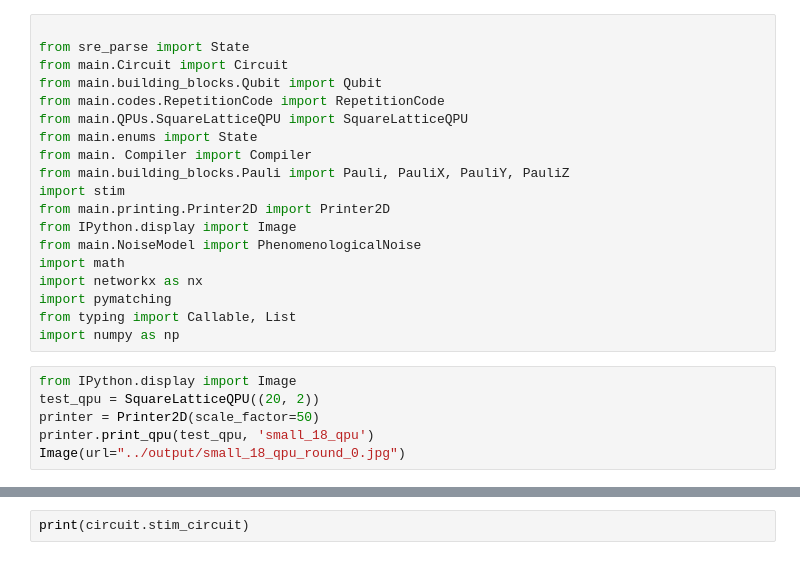
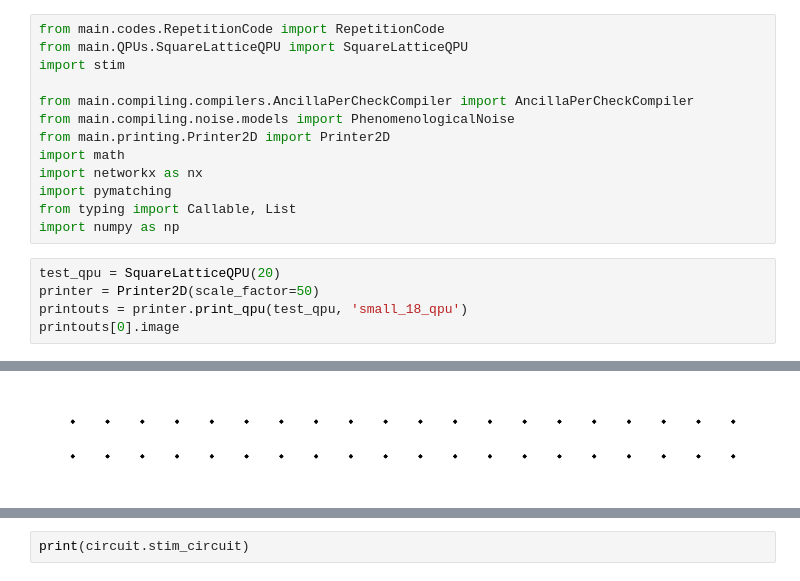
Before and after one commit to OzYossarian/Kandel, a Jupyter notebook: examples/rep_code.ipynb, the cells around one changed output, grey strips where cells are left out. Cells and saved outputs as stored; diff of their text form.

```diff
--- a/examples/rep_code.ipynb
+++ b/examples/rep_code.ipynb
@@ -1,26 +1,19 @@
 # %%
-
-from sre_parse import State
-from main.Circuit import Circuit
-from main.building_blocks.Qubit import Qubit
 from main.codes.RepetitionCode import RepetitionCode
 from main.QPUs.SquareLatticeQPU import SquareLatticeQPU
-from main.enums import State
-from main. Compiler import Compiler
-from main.building_blocks.Pauli import Pauli, PauliX, PauliY, PauliZ
 import stim
+
+from main.compiling.compilers.AncillaPerCheckCompiler import AncillaPerCheckCompiler
+from main.compiling.noise.models import PhenomenologicalNoise
 from main.printing.Printer2D import Printer2D
-from IPython.display import Image
-from main.NoiseModel import PhenomenologicalNoise
 import math
 import networkx as nx
 import pymatching
 from typing import Callable, List
 import numpy as np
 # %%
-from IPython.display import Image
-test_qpu = SquareLatticeQPU((20, 2))
+test_qpu = SquareLatticeQPU(20)
 printer = Printer2D(scale_factor=50)
-printer.print_qpu(test_qpu, 'small_18_qpu')
-Image(url="../output/small_18_qpu_round_0.jpg")
+printouts = printer.print_qpu(test_qpu, 'small_18_qpu')
+printouts[0].image
 # %% [output]
@@ -28,3 +20,4 @@ Image(url="../output/small_18_qpu_round_0.jpg")
+[figure, added]
 # %%
 rep_code = RepetitionCode(8)
 test_qpu.embed(rep_code, (0, 0), 0)
```
Also changed, not shown: parts of 3 cells of this notebook, 27 other files.
